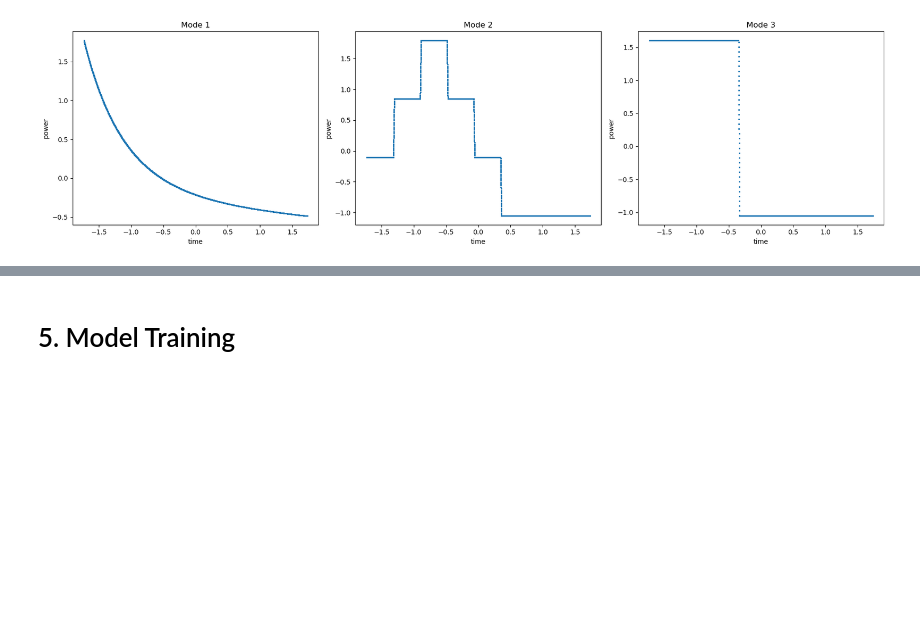
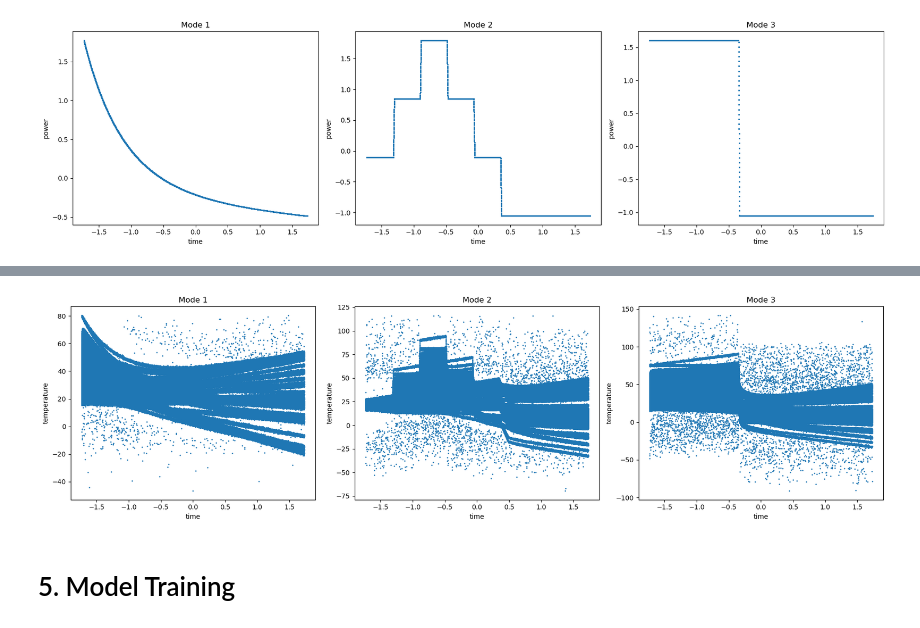
Before and after one commit to alicebeast/FinalProject_ML, a Jupyter notebook: train.ipynb, the cells around one changed output, grey strips where cells are left out. Drawn from its saved outputs; the diff is of its cells as text; code cells hidden in the pictures; blank space fills up the shorter version.

```diff
--- a/train.ipynb
+++ b/train.ipynb
@@ -292,0 +347,4 @@ plt.show()
+# %%
+def remove_outliers(df, threshold=3, column='temperature'):
+    mask = np.abs(stats.zscore(df[column])) < threshold
+    return df[mask]
@@ -293,3 +402,20 @@ plt.show()
+# %%
+BLOCK = len(train_clean) // 3
+
+mode1_clean = train_clean.iloc[0       : BLOCK].copy()
+mode2_clean = train_clean.iloc[BLOCK   : 2*BLOCK].copy()
+mode3_clean = train_clean.iloc[2*BLOCK :].copy()
+# %%
+fig, axes = plt.subplots(1, 3, figsize=(18, 5))
+
+mode1_clean.plot(kind='scatter', x='time', y='temperature', ax=axes[0], title='Mode 1', s=1)
+mode2_clean.plot(kind='scatter', x='time', y='temperature', ax=axes[1], title='Mode 2', s=1)
+mode3_clean.plot(kind='scatter', x='time', y='temperature', ax=axes[2], title='Mode 3', s=1)
+
+plt.tight_layout()
+plt.show()
+# %% [output]
+[figure, added]
 # %% [markdown]
 # 5. Model Training
 # %% [markdown]
```
Also changed, not shown: parts of 22 cells of this notebook, 6 other files.
